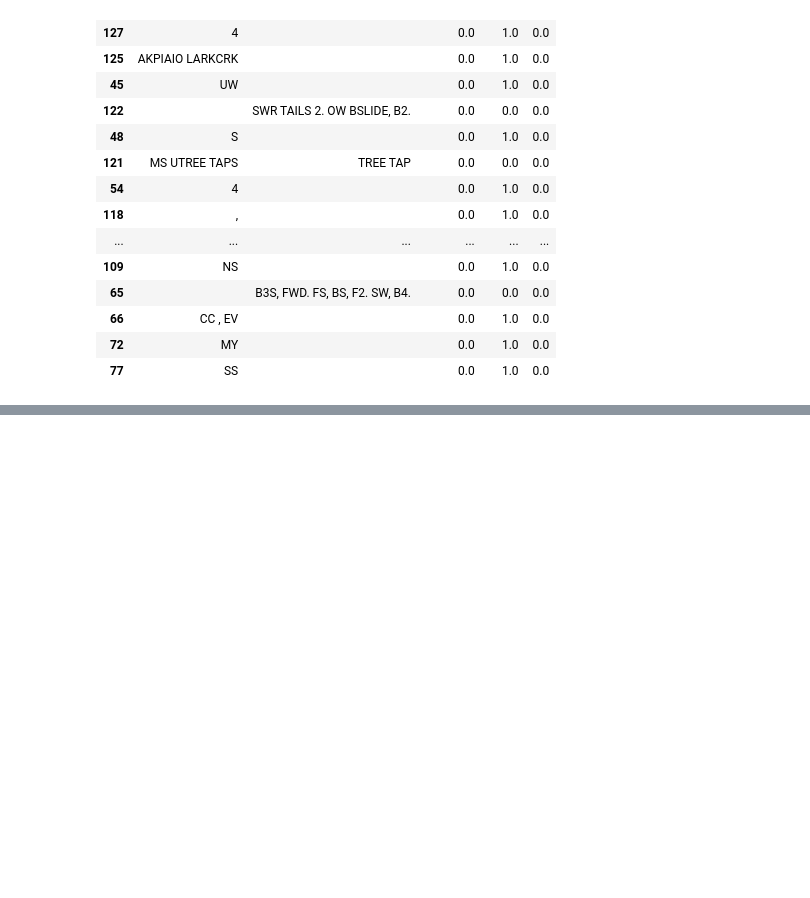
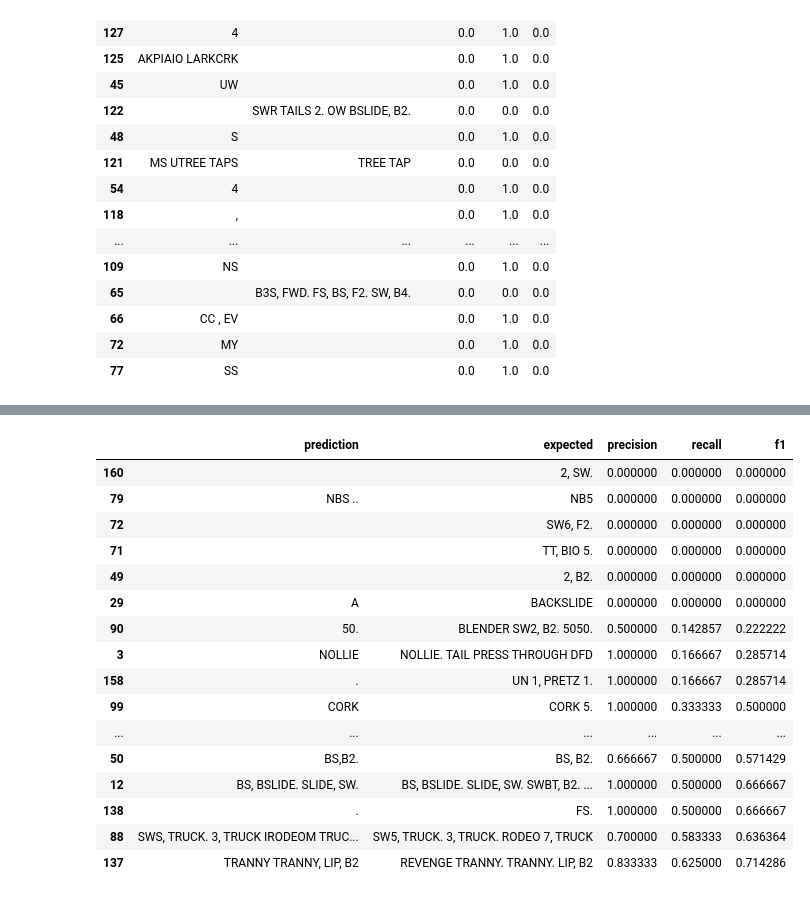
Before and after one commit to Sidebook/slvsh-index, a Jupyter notebook: notebook/yuitaso_sample.ipynb, the cells around one changed output, grey strips where cells are left out. Cells and saved outputs as stored; diff of their text form; code cells hidden in the pictures; blank space fills up the shorter version.

```diff
--- a/notebook/yuitaso_sample.ipynb
+++ b/notebook/yuitaso_sample.ipynb
@@ -334,0 +479,20 @@ df.sort_values(by='precision').head(20)
+# %%
+df.sort_values(by='recall').head(20)
+# %% [output]
+|  | prediction | expected | precision | recall | f1 |
+| 160 |  | 2, SW. | 0.000000 | 0.000000 | 0.000000 |
+| 79 | NBS .. | NB5 | 0.000000 | 0.000000 | 0.000000 |
+| 72 |  | SW6, F2. | 0.000000 | 0.000000 | 0.000000 |
+| 71 |  | TT, BIO 5. | 0.000000 | 0.000000 | 0.000000 |
+| 49 |  | 2, B2. | 0.000000 | 0.000000 | 0.000000 |
+| 29 | A | BACKSLIDE | 0.000000 | 0.000000 | 0.000000 |
+| 90 | 50. | BLENDER SW2, B2. 5050. | 0.500000 | 0.142857 | 0.222222 |
+| 3 | NOLLIE | NOLLIE. TAIL PRESS THROUGH DFD | 1.000000 | 0.166667 | 0.285714 |
+| 158 | . | UN 1, PRETZ 1. | 1.000000 | 0.166667 | 0.285714 |
+| 99 | CORK | CORK 5. | 1.000000 | 0.333333 | 0.500000 |
+| ... | ... | ... | ... | ... | ... |
+| 50 | BS,B2. | BS, B2. | 0.666667 | 0.500000 | 0.571429 |
+| 12 | BS, BSLIDE. SLIDE, SW. | BS, BSLIDE. SLIDE, SW. SWBT, B2. ... | 1.000000 | 0.500000 | 0.666667 |
+| 138 | . | FS. | 1.000000 | 0.500000 | 0.666667 |
+| 88 | SWS, TRUCK. 3, TRUCK IRODEOM TRUC... | SW5, TRUCK. 3, TRUCK. RODEO 7, TRUCK | 0.700000 | 0.583333 | 0.636364 |
+| 137 | TRANNY TRANNY, LIP, B2 | REVENGE TRANNY. TRANNY. LIP, B2 | 0.833333 | 0.625000 | 0.714286 |
```
Also changed, not shown: parts of 8 cells of this notebook, 1 other file.
